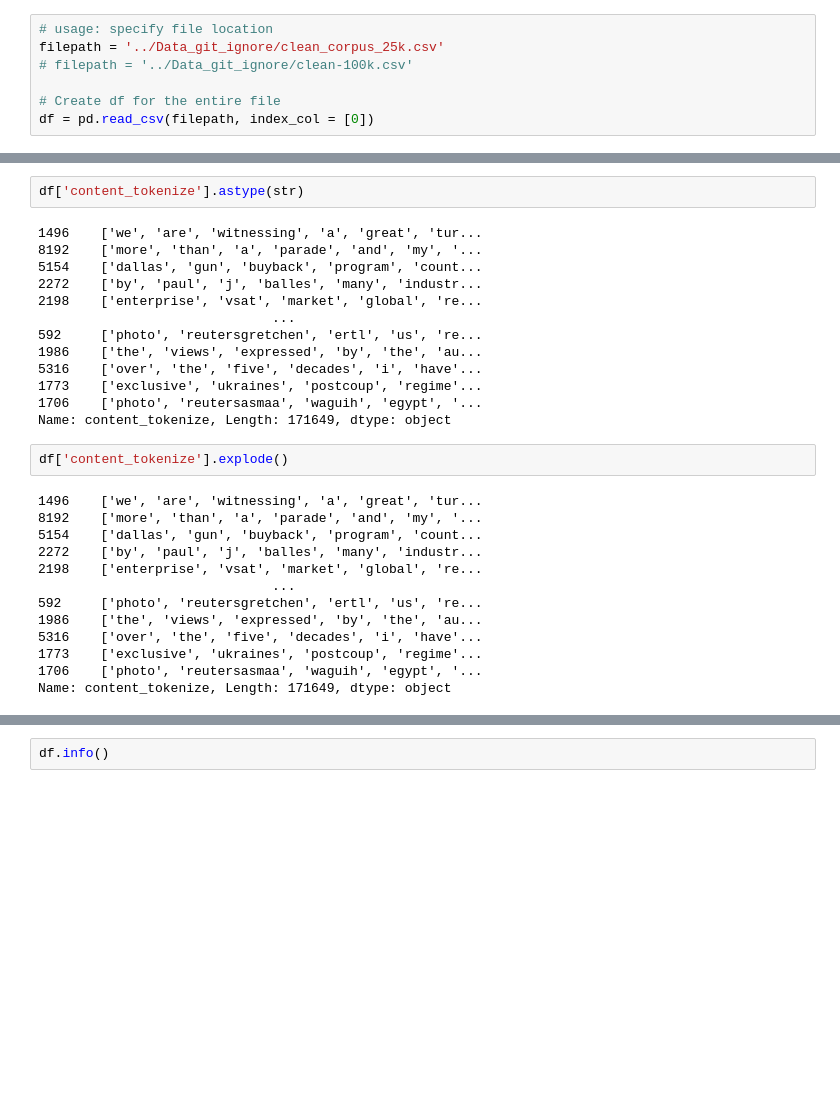
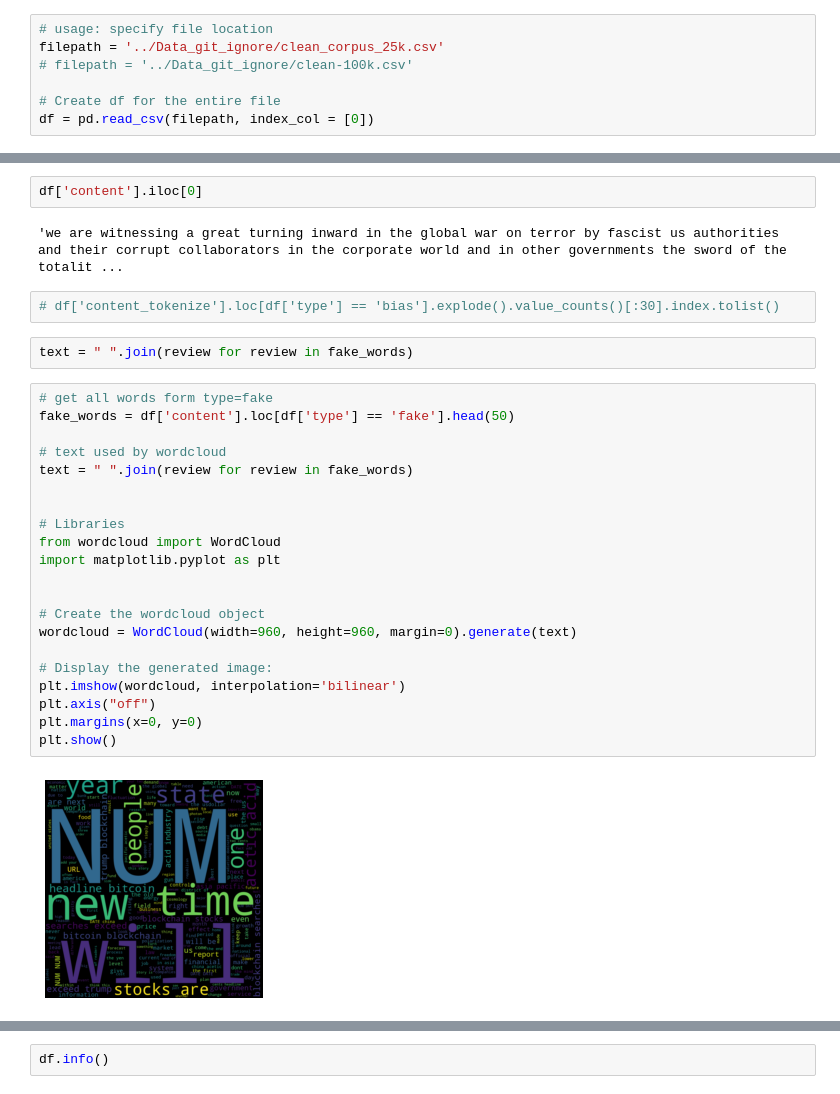
Before and after one commit to SystemOut1324/Datascience_Final_Project, a Jupyter notebook: Appendix/Manual/Setup_exploration_daniel.ipynb, the cells around one changed output, grey strips where cells are left out. Drawn from its saved outputs; the diff is of its cells as text; blank space fills up the shorter version.

```diff
--- a/Appendix/Manual/Setup_exploration_daniel.ipynb
+++ b/Appendix/Manual/Setup_exploration_daniel.ipynb
@@ -34,30 +24,31 @@ Name: content_tokenize, Length: 171649, dtype: object
-# %%
-df['content_tokenize'].astype(str)
-# %% [output]
-1496    ['we', 'are', 'witnessing', 'a', 'great', 'tur...
-8192    ['more', 'than', 'a', 'parade', 'and', 'my', '...
-5154    ['dallas', 'gun', 'buyback', 'program', 'count...
-2272    ['by', 'paul', 'j', 'balles', 'many', 'industr...
-2198    ['enterprise', 'vsat', 'market', 'global', 're...
-                              ...
-592     ['photo', 'reutersgretchen', 'ertl', 'us', 're...
-1986    ['the', 'views', 'expressed', 'by', 'the', 'au...
-5316    ['over', 'the', 'five', 'decades', 'i', 'have'...
-1773    ['exclusive', 'ukraines', 'postcoup', 'regime'...
-1706    ['photo', 'reutersasmaa', 'waguih', 'egypt', '...
-Name: content_tokenize, Length: 171649, dtype: object
-# %%
-df['content_tokenize'].explode()
-# %% [output]
-1496    ['we', 'are', 'witnessing', 'a', 'great', 'tur...
-8192    ['more', 'than', 'a', 'parade', 'and', 'my', '...
-5154    ['dallas', 'gun', 'buyback', 'program', 'count...
-2272    ['by', 'paul', 'j', 'balles', 'many', 'industr...
-2198    ['enterprise', 'vsat', 'market', 'global', 're...
-                              ...
-592     ['photo', 'reutersgretchen', 'ertl', 'us', 're...
-1986    ['the', 'views', 'expressed', 'by', 'the', 'au...
-5316    ['over', 'the', 'five', 'decades', 'i', 'have'...
-1773    ['exclusive', 'ukraines', 'postcoup', 'regime'...
-1706    ['photo', 'reutersasmaa', 'waguih', 'egypt', '...
-Name: content_tokenize, Length: 171649, dtype: object
+# %%
+df['content'].iloc[0]
+# %% [output]
+'we are witnessing a great turning inward in the global war on terror by fascist us authorities and their corrupt collaborators in the corporate world and in other governments the sword of the totalit ...
+# %%
+# df['content_tokenize'].loc[df['type'] == 'bias'].explode().value_counts()[:30].index.tolist()
+# %%
+text = " ".join(review for review in fake_words)
+# %%
+# get all words form type=fake
+fake_words = df['content'].loc[df['type'] == 'fake'].head(50)
+
+# text used by wordcloud
+text = " ".join(review for review in fake_words)
+
+
+# Libraries
+from wordcloud import WordCloud
+import matplotlib.pyplot as plt
+
+
+# Create the wordcloud object
+wordcloud = WordCloud(width=960, height=960, margin=0).generate(text)
+
+# Display the generated image:
+plt.imshow(wordcloud, interpolation='bilinear')
+plt.axis("off")
+plt.margins(x=0, y=0)
+plt.show()
+# %% [output]
+[figure, added]
```
Also changed, not shown: parts of 4 cells of this notebook.
